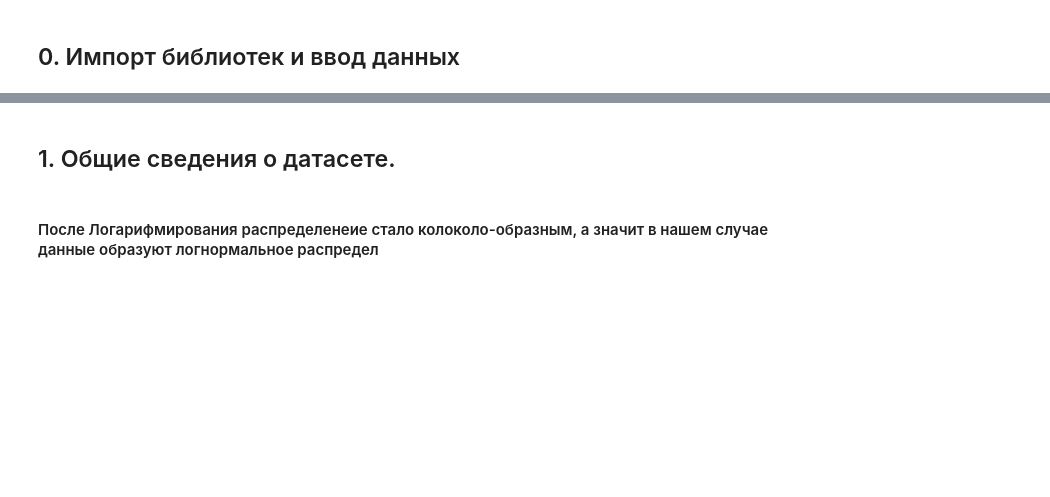
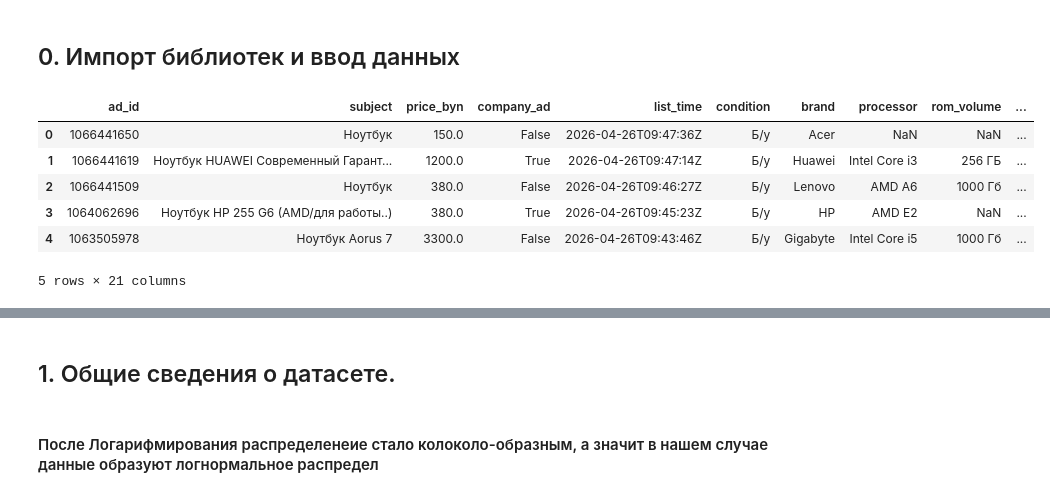
Before and after one commit to venskovalentin/KufarPriceModel, a Jupyter notebook: notebooks/Laptop_EDA.ipynb, the cells around one changed output, grey strips where cells are left out. Saved outputs shown, nothing was run; the diff lists cells and outputs as text; code cells hidden in the pictures; blank space fills up the shorter version.

```diff
--- a/notebooks/Laptop_EDA.ipynb
+++ b/notebooks/Laptop_EDA.ipynb
@@ -11,22 +11,32 @@ import re
 # %%
 folder_path = r'..\data\raw'
 file_type = '/*csv'
 
 files = glob.glob(folder_path + file_type)
 
 latest_file = max(files, key=os.path.getctime)
 
 time = latest_file[12:].split(sep="_")
 
 access_time = pd.Timestamp(
     year=int(time[0][0:4]),
     month=int(time[0][4:6]),
     day=int(time[0][6:8]),
     hour=int(time[1][0:2]),
     minute=int(time[1][2:4]),
     tz='Europe/Moscow'
 )
 
 df = pd.read_csv(latest_file)
+
+df.head()
+# %% [output]
+|  | ad_id | subject | price_byn | company_ad | list_time | condition | brand | processor | rom_volume | ... |
+| 0 | 1066441650 | Ноутбук | 150.0 | False | 2026-04-26T09:47:36Z | Б/у | Acer | NaN | NaN | ... |
+| 1 | 1066441619 | Ноутбук HUAWEI Современный Гарант... | 1200.0 | True | 2026-04-26T09:47:14Z | Б/у | Huawei | Intel Core i3 | 256 ГБ | ... |
+| 2 | 1066441509 | Ноутбук | 380.0 | False | 2026-04-26T09:46:27Z | Б/у | Lenovo | AMD A6 | 1000 Гб | ... |
+| 3 | 1064062696 | Ноутбук HP 255 G6 (AMD/для работы..) | 380.0 | True | 2026-04-26T09:45:23Z | Б/у | HP | AMD E2 | NaN | ... |
+| 4 | 1063505978 | Ноутбук Aorus 7 | 3300.0 | False | 2026-04-26T09:43:46Z | Б/у | Gigabyte | Intel Core i5 | 1000 Гб | ... |
+5 rows × 21 columns
 # %%
 print(access_time)
```
Also changed, not shown: parts of 27 cells of this notebook, 2 other files.
